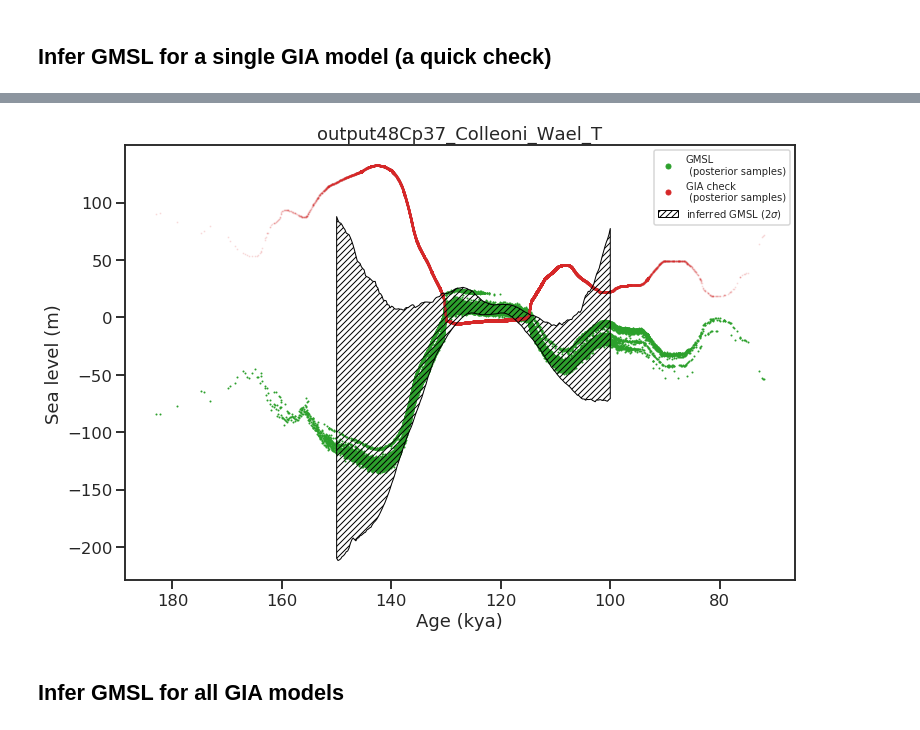
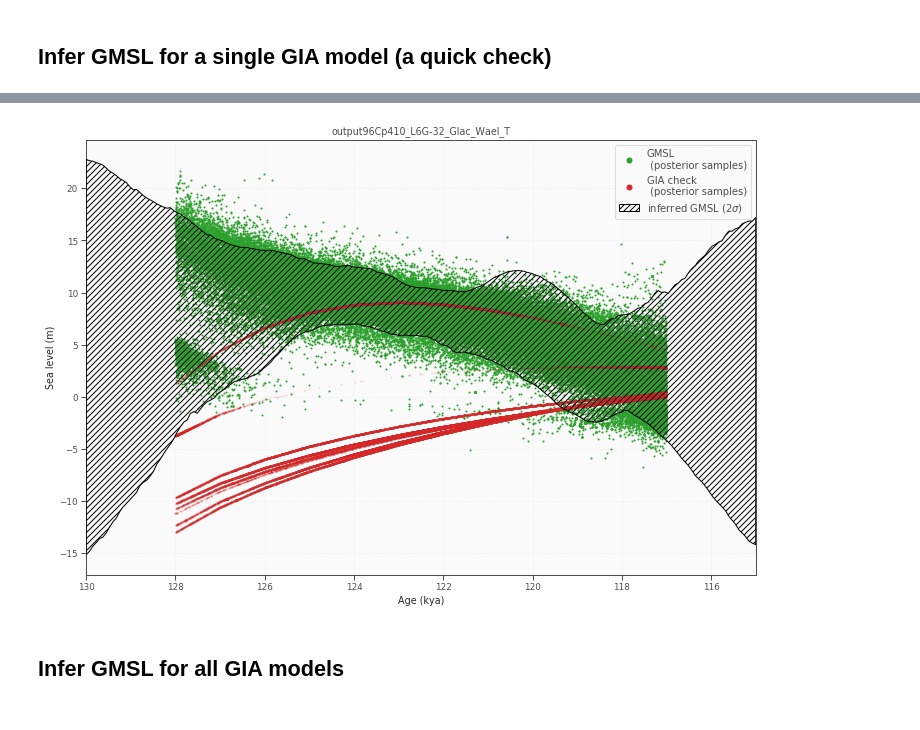
Before and after one commit to blakedyer/EU_LIG, a Jupyter notebook: notebooks/Bayesian Gaussian Process Regression.ipynb, the cells around one changed output, grey strips where cells are left out. Drawn from its saved outputs; the diff is of its cells as text; code cells hidden in the pictures.

```diff
--- a/notebooks/Bayesian Gaussian Process Regression.ipynb
+++ b/notebooks/Bayesian Gaussian Process Regression.ipynb
@@ -2029,0 +2106,2 @@ Text(0.5, 1.0, 'EU GMSL Inference Experiment')
+# %%
+models, model_names, age, model_dims  = model_import_new()
@@ -2029,0 +2114,12 @@ Text(0.5, 1.0, 'EU GMSL Inference Experiment')
+# %%
+def interpolation_functions(LAT, LON, GIA_MODEL):
+    island_Zs = [
+        [lookup_z(lat, lon, m, model_dims) for lat, lon in zip(LAT, LON)]
+        for m in GIA_MODEL
+    ]
+    island_Zs = np.array(island_Zs)
+    Zfuns = []
+    for k in range(island_Zs.shape[1]):
+        rsl_function = UnivariateSpline(age, island_Zs[:, k], k=1, ext=3, s=0)
+        Zfuns.append(rsl_function)  ## 3 returns boundary value at extrapolation
+    return Zfuns
@@ -2090,25 +2218,21 @@ fig.tight_layout()
 data2 = data.copy()
 N = data["elevation"].size
 data2['age_uncertainty']=data2['age_uncertainty']
+# data2['lon']=[a+360 if a<0 else a for a in data2['lon']]
 data2=data2.sort_values(['type'])
 keys = list(data2['type'].unique())
-# data2=data2[data2['type']=='index']
-model_choice = 31
+model_choice = 323
 model = models[model_choice]
 GIA_MODEL = models[model_choice]
-if "_S" in model_names[model_choice]:
-    ESL_CURVE = np.copy(Wael)
-if "_T" in model_names[model_choice]:
-    ESL_CURVE = np.copy(Wael_T)
 z_functions = interpolation_functions(
-    data["lat"], data["lon"], GIA_MODEL, ESL_CURVE, Age_ESL
+    data2["lat"], data2["lon"], GIA_MODEL
 )
 
 # to avoid a strange linux locking bug for HMC, use cores = 1 when dataset is large
 az_trace, trace, model, gp = inference_model_real_data(
     data2,
     z_functions,
-    target_accept=0.9,
+    target_accept=0.8,
     cores=8,chains=8,
     keys=keys,
     init="adapt_full",
@@ -2142,18 +2259,18 @@ The rhat statistic is larger than 1.4 for some parameters. The sampler did not c
 The estimated number of effective samples is smaller than 200 for some parameters.
 # %%
-X_new = np.linspace(100, 150, 200)[:, np.newaxis]
+X_new = np.linspace(130, 115, 200)[:, np.newaxis]
 
 with model:  # pymc3 model context
     if 'f_pred' in list(model.named_vars.keys()):
         f_pred=model.named_vars['f_pred']
     else:
-        f_pred = gp.conditional("f_pred", X_new)
+        f_pred = gp.conditional("f_pred", X_new, pred_noise=False)
 
 pred_samples = pm.sample_posterior_predictive(
     trace,  # if using pymc3 trace remove '.posterior'
     model=model,
     vars=[f_pred],
-    samples=1000,
+    samples=1000
 )
 # %% [output]
 [interactive output not drawn]
@@ -2226,35 +2343,35 @@ dy=np.linspace(-5,15,100)
 # max_like = [dy[np.argmax(scipy.stats.gaussian_kde(inference[:,i])(dy))] for i in range(X_new.size)]
 # max_like = gaussian(max_like,3)
 
 plt.gca().fill_between(
     X_new.ravel(),
     bot,
     top,
     fc="none",
     zorder=15,
     alpha=1,
     label="inferred GMSL (2$\sigma$)",
     lw=1,
     ec=(0,0,0),
     aa=True,
     capstyle="round",
     hatch="////",
 )
 
 # plt.plot(X_new,max_like,lw=3,color='k')
 
 # for k in range(15,300):
 #     plt.plot(X_new,pred_samples['f_pred'][k,:],color='k',alpha=.1,lw=1,rasterized=True)
 
 plt.legend(loc='best',fontsize=10)
 # plt.plot(X_new,mean,color='k')
-# plt.gca().set_ylim(0, 35)
-# plt.gca().set_xlim(115, 130)
+# plt.gca().set_ylim(-20, 20)
+plt.gca().set_xlim(115, 130)
 plt.gca().invert_xaxis()
 _=plt.gca().set_title(model_names[model_choice])
 plt.gca().set_xlabel('Age (kya)')
 _=plt.gca().set_ylabel('Sea level (m)')
 # %% [output]
-[figure, old version]
+[figure, new version]
 # %% [markdown]
 ## Infer GMSL for all GIA models
```
Also changed, not shown: parts of 59 cells of this notebook, 2 other files.
